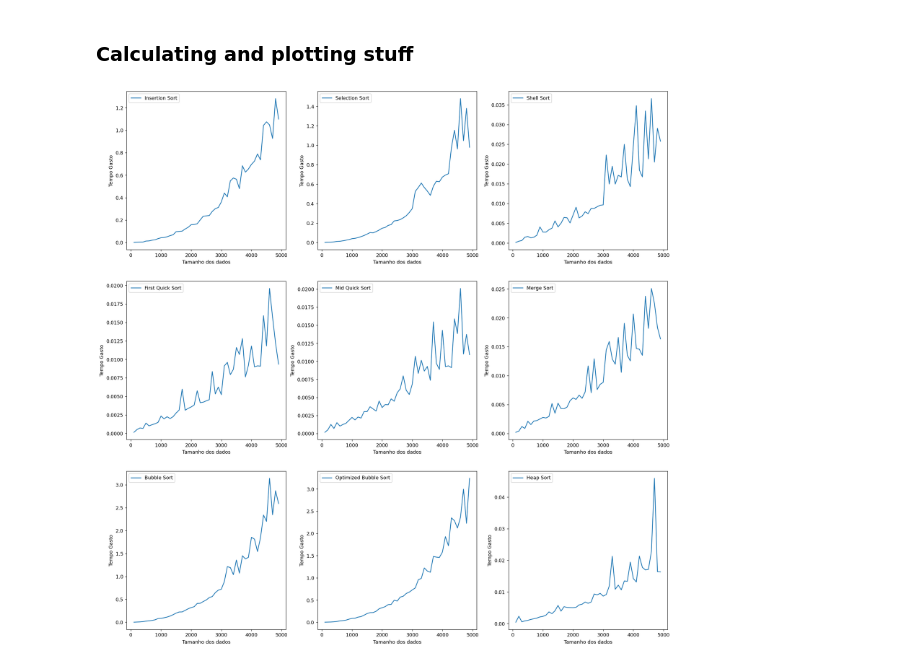
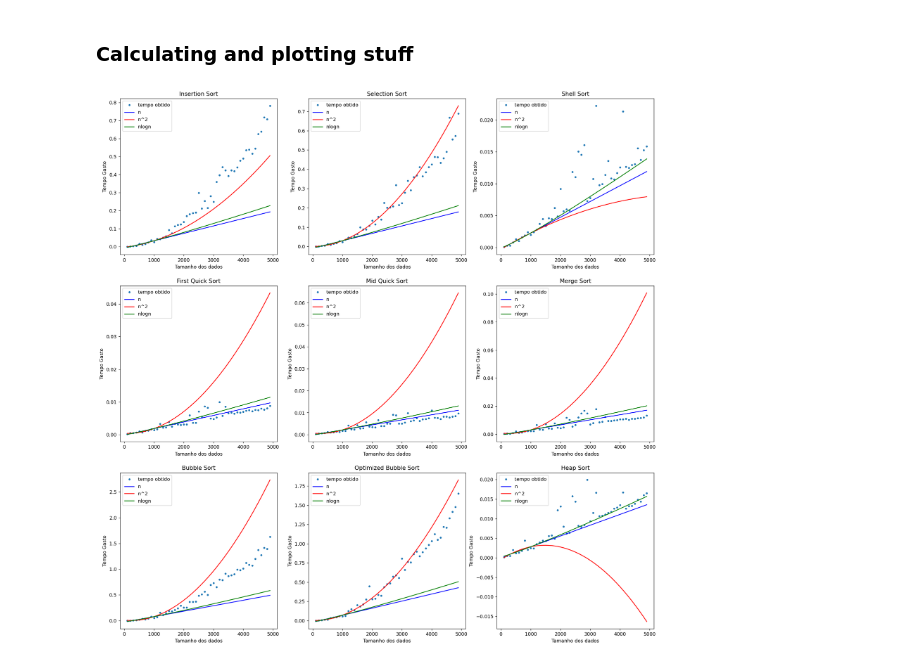
Before and after one commit to becelli/Sorting-Algorithms-Efficiency, a Jupyter notebook: Algorithms.ipynb, the cells around one changed output. Cells and saved outputs as stored; diff of their text form; code cells hidden in the pictures.

Commit message:
Modified plot and heap sort algo

```diff
--- a/Algorithms.ipynb
+++ b/Algorithms.ipynb
@@ -159,3 +172,27 @@ def calculate_elapsed_time(input, function):
+# %%
+def calculate_elapsed_time(input, function):
+    array = input.copy()
+    start = time.time()
+    function(array)
+    end = time.time()
+    return end - start
+
+def linear_behaviour(x, y):
+    aux = len(x)//4
+    lin = np.polyfit(x[:aux], y[:aux], 1)
+    return np.poly1d(lin)
+
+def quadratic_behaviour(x, y):
+    aux = len(x)//4
+    sqr = np.polyfit(x[:aux], y[:aux], 2)
+    return np.poly1d(sqr)
+
+def nlog_behaviour(x, y):
+    temp = []
+    for i in range(0, len(x)):
+        aux = x[i]*np.log2(x[i])
+        temp.append(aux)
+    return linear_behaviour(temp, y)
 # %%
 data_size = []
 timings = []
@@ -184,22 +222,33 @@ names = [
 # %%
 max = 5000
 for i in range(100, max, 100):
-    random_data = random.sample(range(0, max), i)
+    #random_data = random.sample(range(0, max), i)
     data_size.append(i)
     for function in functions:
-        timings.append(calculate_elapsed_time(random_data, function))
+        sum = 0
+        for j in range(0, 10):
+            random_data = random.sample(range(0, max), i)
+            sum += calculate_elapsed_time(random_data, function)
+        median_time = sum/10
+        timings.append(median_time)
 # %%
 plt.figure(figsize=(20, 20), dpi=128)
 for i in range(len(functions)):
     # Funcition name and time
     plt.subplot(3, 3, i + 1)
-
-    plt.plot(data_size, timings[i :: len(functions)], label=names[i])
+    plt.title(label=names[i])
+    p1 = linear_behaviour(data_size, timings[i :: len(functions)])
+    p2 = quadratic_behaviour(data_size, timings[i :: len(functions)])
+    p3 = nlog_behaviour(data_size, timings[i :: len(functions)])
+    plt.plot(data_size, timings[i :: len(functions)], ".", label="tempo obtido")
+    plt.plot(data_size, p1(data_size), "b", label="n")
+    plt.plot(data_size, p2(data_size), "r", label="n^2")
+    plt.plot( data_size, p3(data_size*np.log2(data_size)), "g", label="nlogn")
     plt.xlabel("Tamanho dos dados")
     plt.ylabel("Tempo Gasto")
     plt.legend()
 # %% [output]
-[figure, old version]
+[figure, new version]
 # %%
 plt.figure(figsize=(10, 10), dpi=96)
 for i in range(len(functions)):
```
Also changed, not shown: parts of 6 cells of this notebook.
